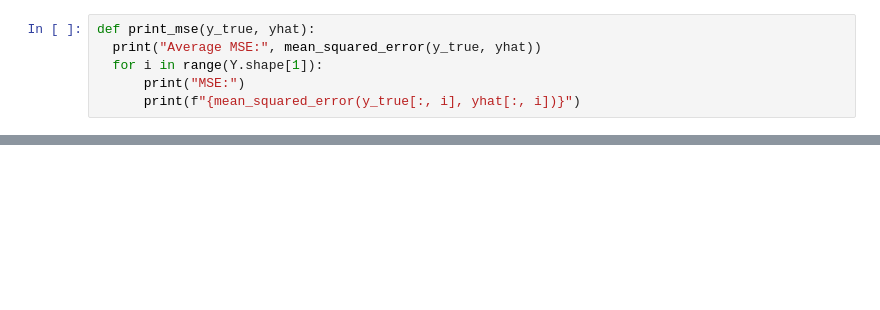
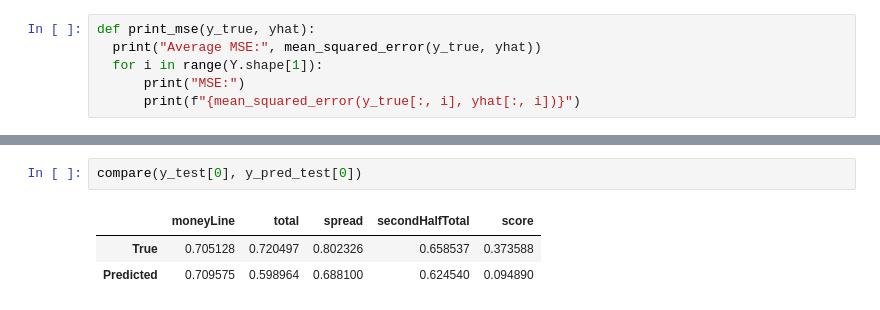
Before and after one commit to Char1iee/NBA_Odds_Analysis, a Jupyter notebook: model2.ipynb, the cells around one changed output, grey strips where cells are left out. Saved outputs shown, nothing was run; the diff lists cells and outputs as text; blank space fills up the shorter version.

```diff
--- a/model2.ipynb
+++ b/model2.ipynb
@@ -344,0 +367,6 @@ MSE:
+# %%
+compare(y_test[0], y_pred_test[0])
+# %% [output]
+|  | moneyLine | total | spread | secondHalfTotal | score |
+| True | 0.705128 | 0.720497 | 0.802326 | 0.658537 | 0.373588 |
+| Predicted | 0.709575 | 0.598964 | 0.688100 | 0.624540 | 0.094890 |
```
Also changed, not shown: parts of 12 cells of this notebook.
